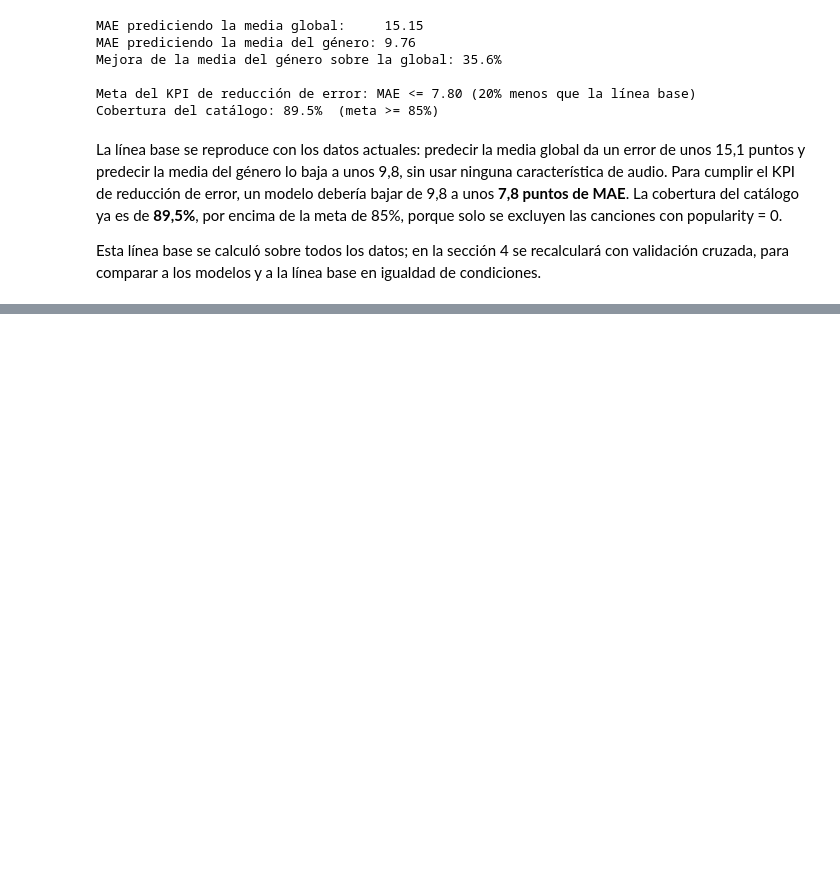
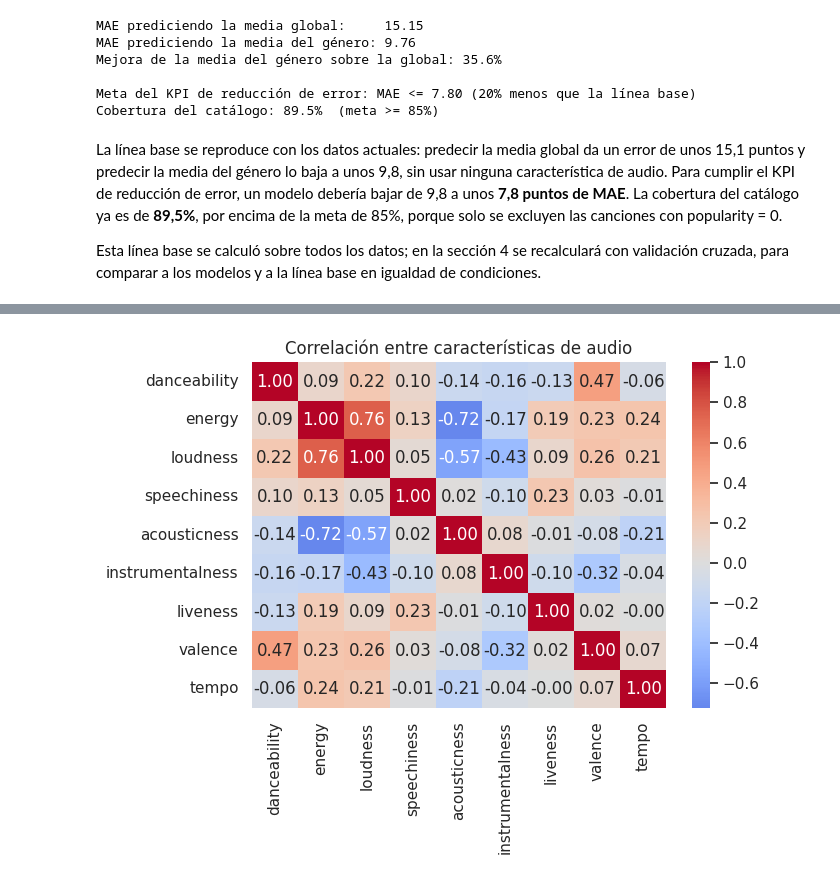
Before and after one commit to JeanBiza/ep-ml-spotify, a Jupyter notebook: notebook/EP2_ML.ipynb, the cells around one changed output, grey strips where cells are left out. Saved outputs shown, nothing was run; the diff lists cells and outputs as text; code cells hidden in the pictures; blank space fills up the shorter version.

```diff
--- a/notebook/EP2_ML.ipynb
+++ b/notebook/EP2_ML.ipynb
@@ -282,0 +382,7 @@ validación cruzada, para comparar a los modelos y a la línea base en igualdad
+# %%
+fig, ax = plt.subplots(figsize=(7, 5.5))
+sns.heatmap(df[AUDIO].corr(), annot=True, fmt=".2f", cmap="coolwarm", center=0, ax=ax)
+ax.set_title("Correlación entre características de audio")
+plt.tight_layout(); plt.savefig(IMG / "eda_04_colinealidad.png", dpi=120); plt.show()
+# %% [output]
+[figure, added]
```
Also changed, not shown: parts of 35 cells of this notebook.
